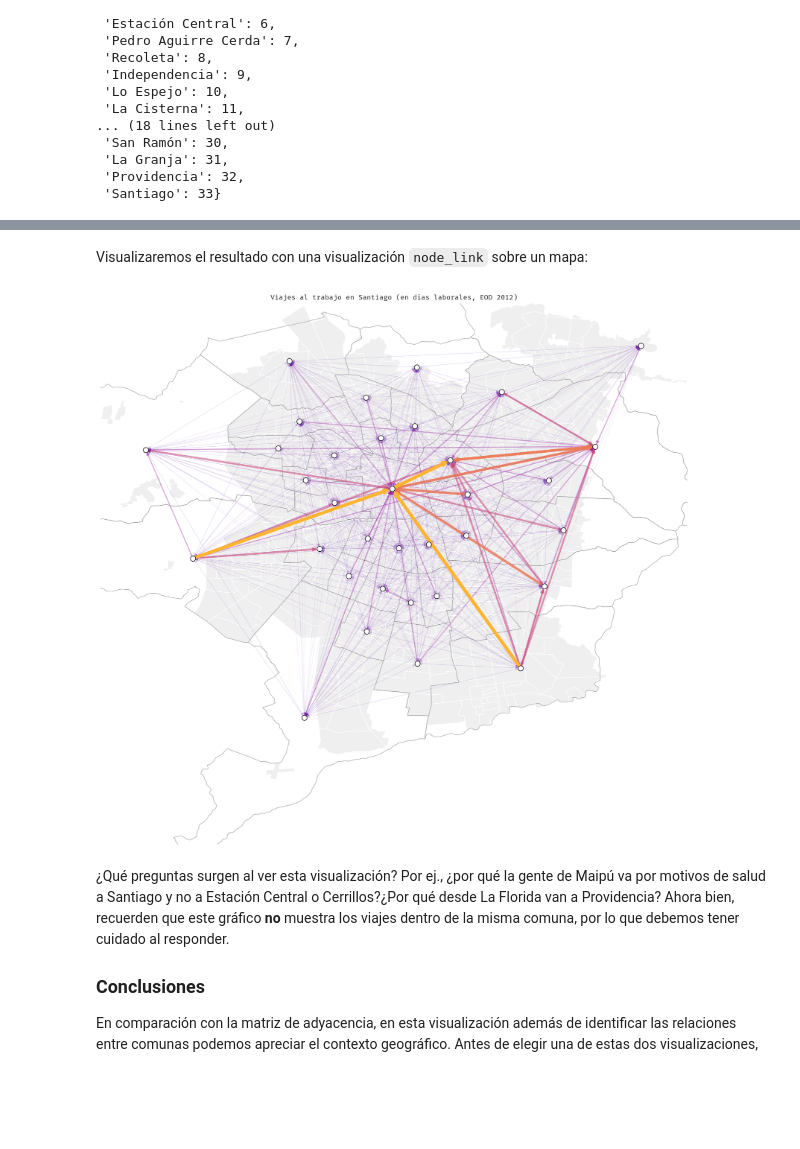
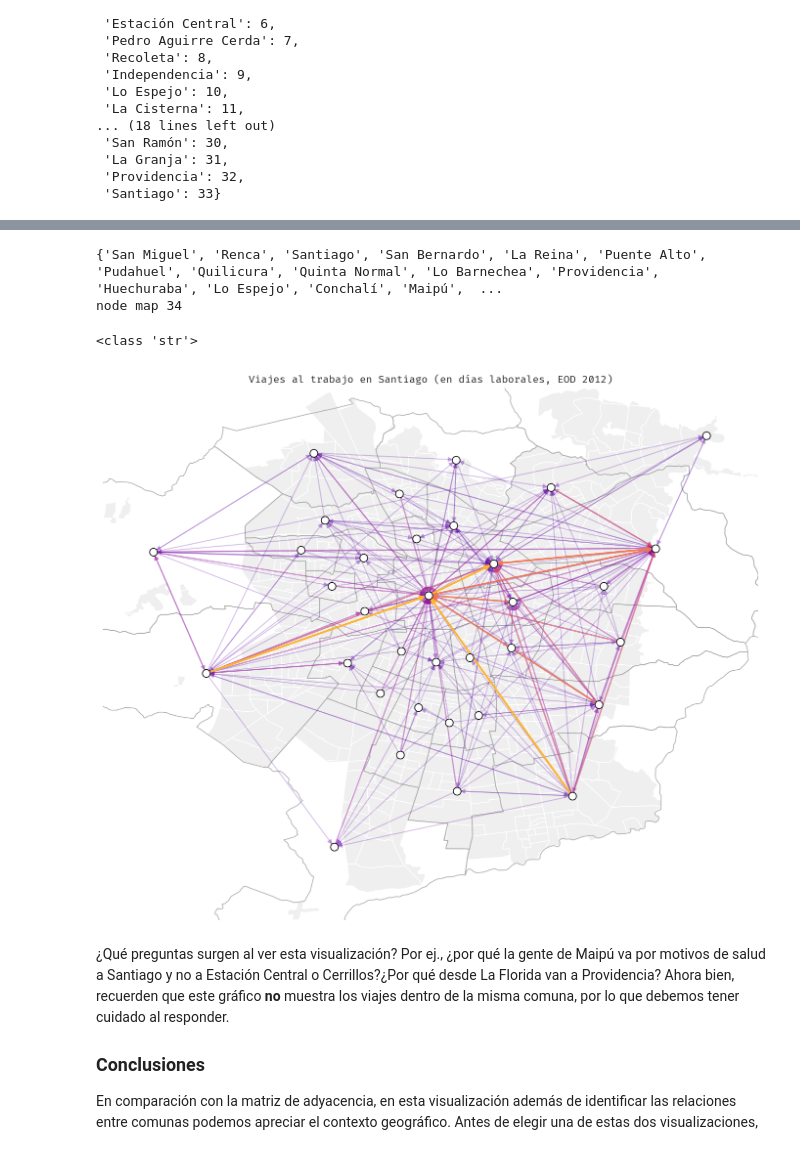
Before and after one commit to zorzalerrante/aves, a Jupyter notebook: notebooks/05-python-redes-eod.ipynb, the cells around one changed output, grey strips where cells are left out. Cells and saved outputs as stored; diff of their text form; code cells hidden in the pictures; blank space fills up the shorter version.

```diff
--- a/notebooks/05-python-redes-eod.ipynb
+++ b/notebooks/05-python-redes-eod.ipynb
@@ -173,4 +173,0 @@ Asignamos los identificadores de nodo para cada arista:
-# %%
-matriz['source'] = matriz['ComunaOrigen'].map(comuna_to_node)
-# %%
-matriz['target'] = matriz['ComunaDestino'].map(comuna_to_node)
@@ -199,5 +174,3 @@ network.num_vertices(), network.num_edges()
-# %% [markdown]
-Visualizaremos el resultado con una visualización `node_link` sobre un mapa:
 # %%
 from aves.visualization.figures import figure_from_geodataframe
 # %%
@@ -207,19 +178,34 @@ geonodelink = GeographicalNodeLink(network, comunas_urbanas, node_column='node_i
+# %%
+geonodelink = GeographicalNodeLink.from_edgelist_and_geodataframe(
+    matriz[matriz['n_viajes'] > matriz['n_viajes'].quantile(0.75)],
+    comunas_urbanas,
+    # en las aristas
+    source='ComunaOrigen',
+    target='ComunaDestino',
+    # en la geografía
+    node_column='NombreComuna',
+    # en las aristas
+    weight='n_viajes')
+# %% [output]
+{'San Miguel', 'Renca', 'Santiago', 'San Bernardo', 'La Reina', 'Puente Alto', 'Pudahuel', 'Quilicura', 'Quinta Normal', 'Lo Barnechea', 'Providencia', 'Huechuraba', 'Lo Espejo', 'Conchalí', 'Maipú',  ...
+node map 34
 # %%
-fig, ax = figure_from_geodataframe(zones, height=15, set_limits=True, remove_axes=True)
+fig, ax = figure_from_geodataframe(zones, height=10, set_limits=True, remove_axes=True)
 
 zones.plot(ax=ax, facecolor='#efefef', edgecolor='white', zorder=0)
 
 comunas_urbanas.plot(ax=ax, facecolor='none', edgecolor='#abacab', zorder=0)
 
-geonodelink.plot_nodes(ax, color='white', edgecolor='black', size=250)
+geonodelink.plot_weighted_edges(ax, palette='plasma', log_transform=False, weight_bins=5,
+                                min_linewidth=1, linewidth=2, min_alpha=0.25, alpha=1.0,
+                                with_arrows=True, arrow_shrink=3, arrow_scale=10, zorder=1)
 
-geonodelink.plot_weighted_edges(ax, palette='plasma', log_transform=False, weight_bins=5,
-                                min_linewidth=0.5, linewidth=5, min_alpha=0.1, alpha=1.0,
-                                with_arrows=True, arrow_shrink=3, arrow_scale=10)
+geonodelink.plot_nodes(ax, color='white', edgecolor='black', size=250, zorder=2)
 
 ax.set_title('Viajes al trabajo en Santiago (en días laborales, EOD 2012)');
 # %% [output]
+<class 'str'>
-[figure, old version]
+[figure, new version]
 # %% [markdown]
 ¿Qué preguntas surgen al ver esta visualización? Por ej., ¿por qué la gente de Maipú va por motivos de salud a Santiago y no a Estación Central o Cerrillos?¿Por qué desde La Florida van a Providencia? Ahora bien, recuerden que este gráfico **no** muestra los viajes dentro de la misma comuna, por lo que debemos tener cuidado al responder.
 
```
Also changed, not shown: parts of 11 cells of this notebook, 16 other files.
